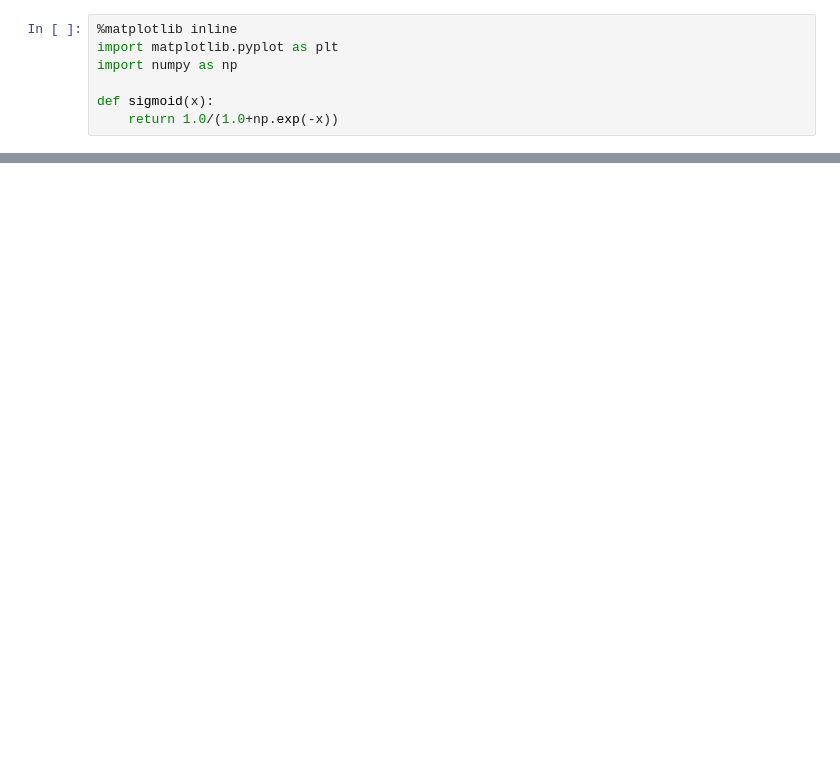
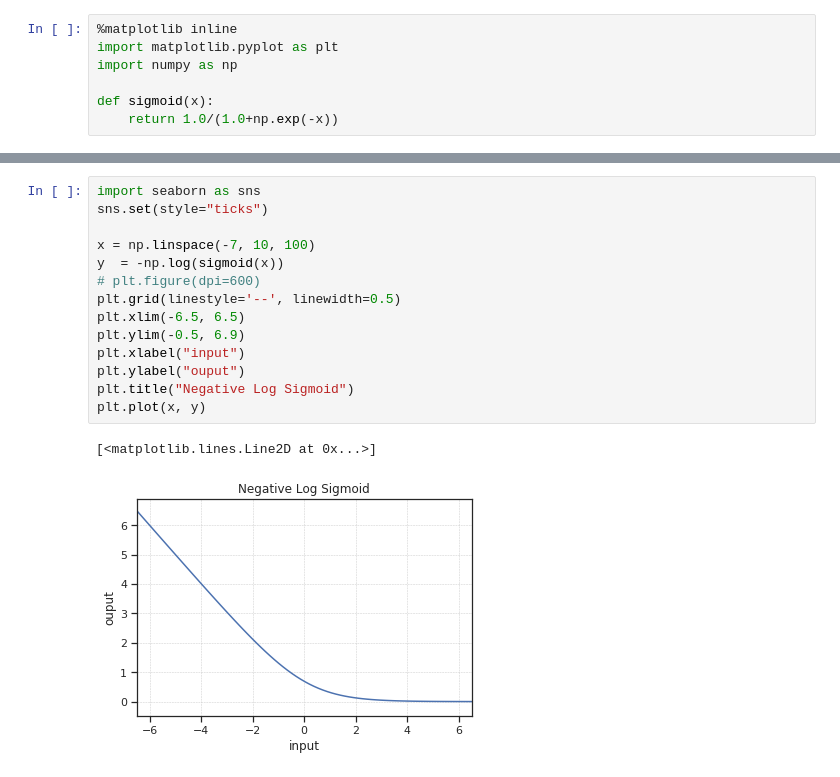
Before and after one commit to imyutaro/fm, a Jupyter notebook: plot_graph.ipynb, the cells around one changed output, grey strips where cells are left out. Cells and saved outputs as stored; diff of their text form; blank space fills up the shorter version.

```diff
--- a/plot_graph.ipynb
+++ b/plot_graph.ipynb
@@ -31,0 +51,17 @@ plt.savefig("./img/sig.png", dpi=600)
+# %%
+import seaborn as sns
+sns.set(style="ticks")
+
+x = np.linspace(-7, 10, 100)
+y  = -np.log(sigmoid(x))
+# plt.figure(dpi=600)
+plt.grid(linestyle='--', linewidth=0.5)
+plt.xlim(-6.5, 6.5)
+plt.ylim(-0.5, 6.9)
+plt.xlabel("input")
+plt.ylabel("ouput")
+plt.title("Negative Log Sigmoid")
+plt.plot(x, y)
+# %% [output]
+[<matplotlib.lines.Line2D at 0x...>]
+[figure, added]
```
Also changed, not shown: parts of 34 cells of this notebook, 2 other files.
